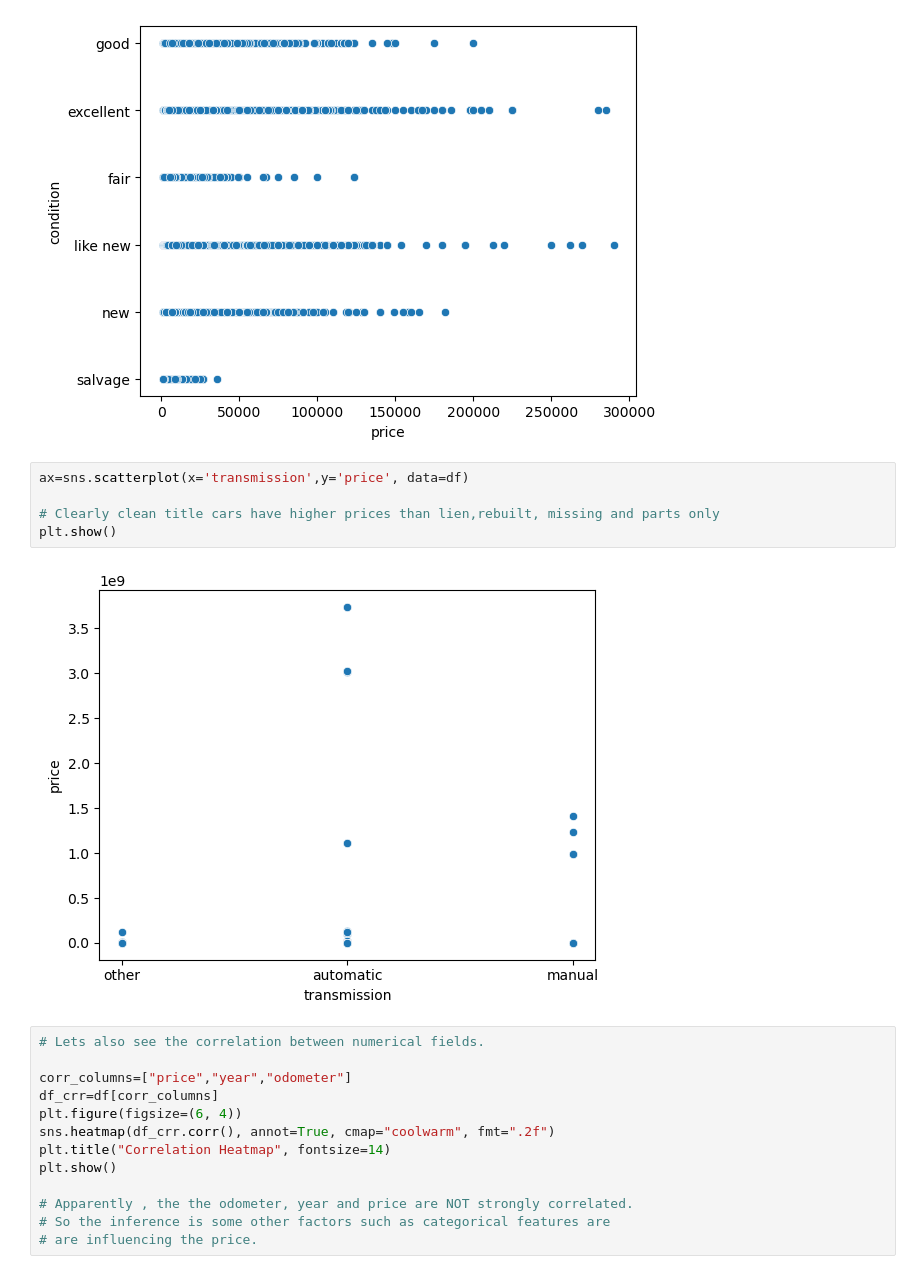
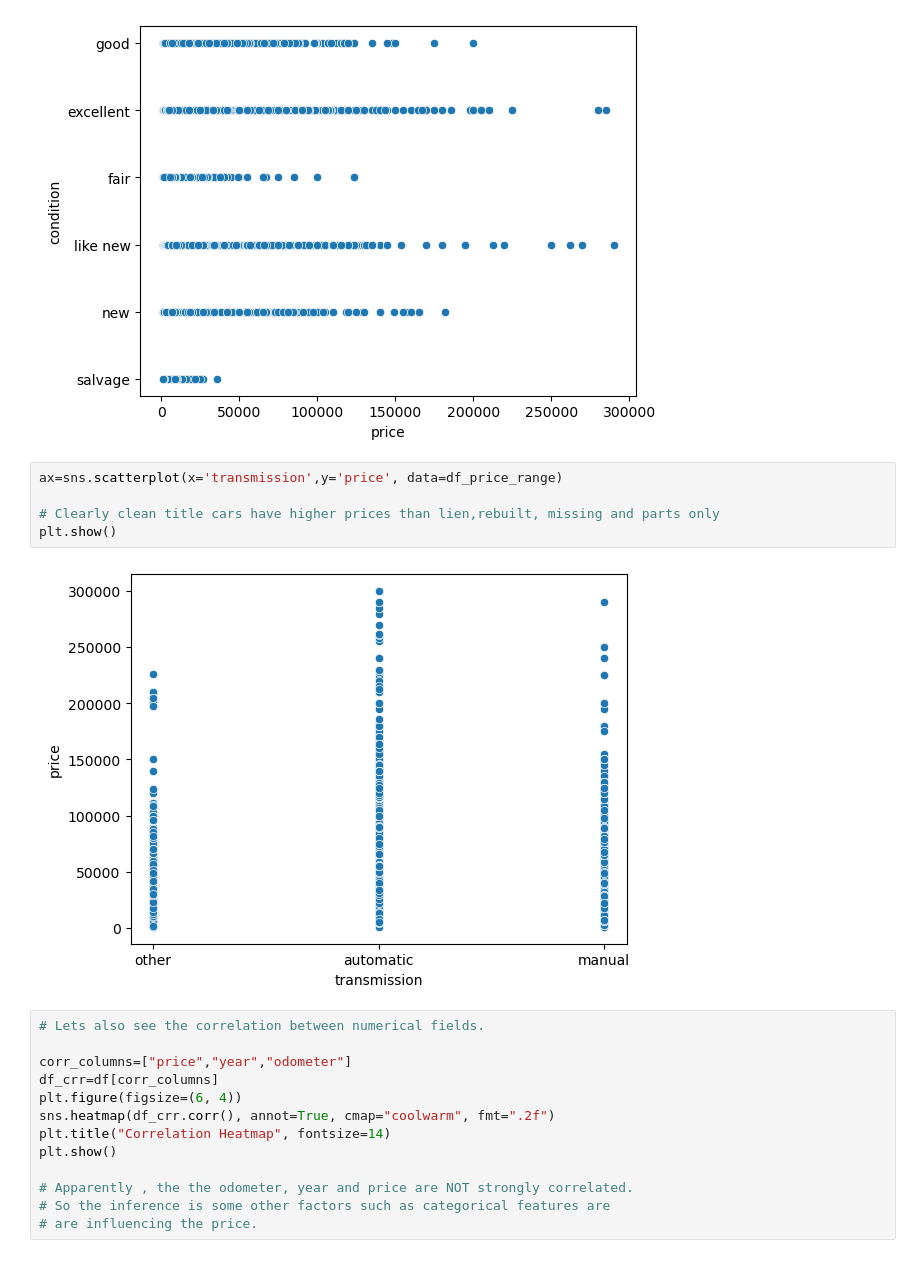
Before and after one commit to mchepuri/car_price_analysis_ml, a Jupyter notebook: prompt_II.ipynb, the cells around one changed output. Drawn from its saved outputs; the diff is of its cells as text.

Commit message:
plot updates

```diff
--- a/prompt_II.ipynb
+++ b/prompt_II.ipynb
@@ -73,12 +73,12 @@ plt.show()
 # %% [output]
 [figure]
 # %%
-ax=sns.scatterplot(x='transmission',y='price', data=df)
+ax=sns.scatterplot(x='transmission',y='price', data=df_price_range)
 
 # Clearly clean title cars have higher prices than lien,rebuilt, missing and parts only
 plt.show()
 # %% [output]
-[figure, old version]
+[figure, new version]
 # %%
 # Lets also see the correlation between numerical fields.
 
```
Also changed, not shown: parts of 6 cells of this notebook.
